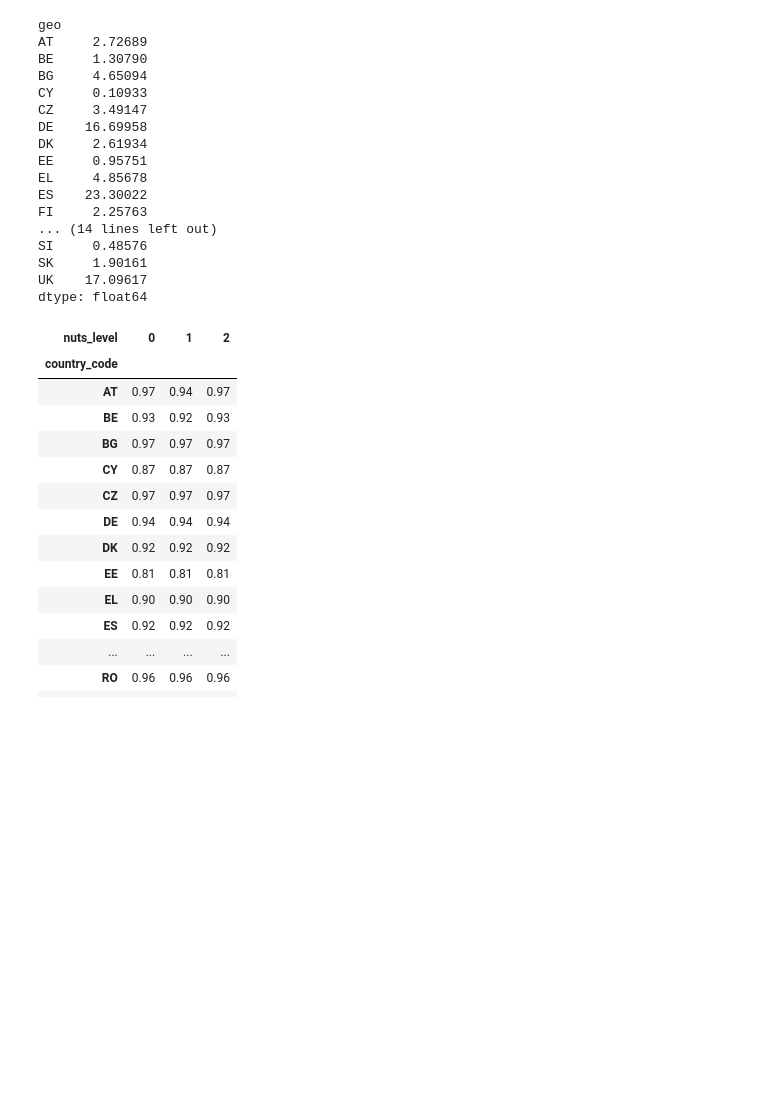
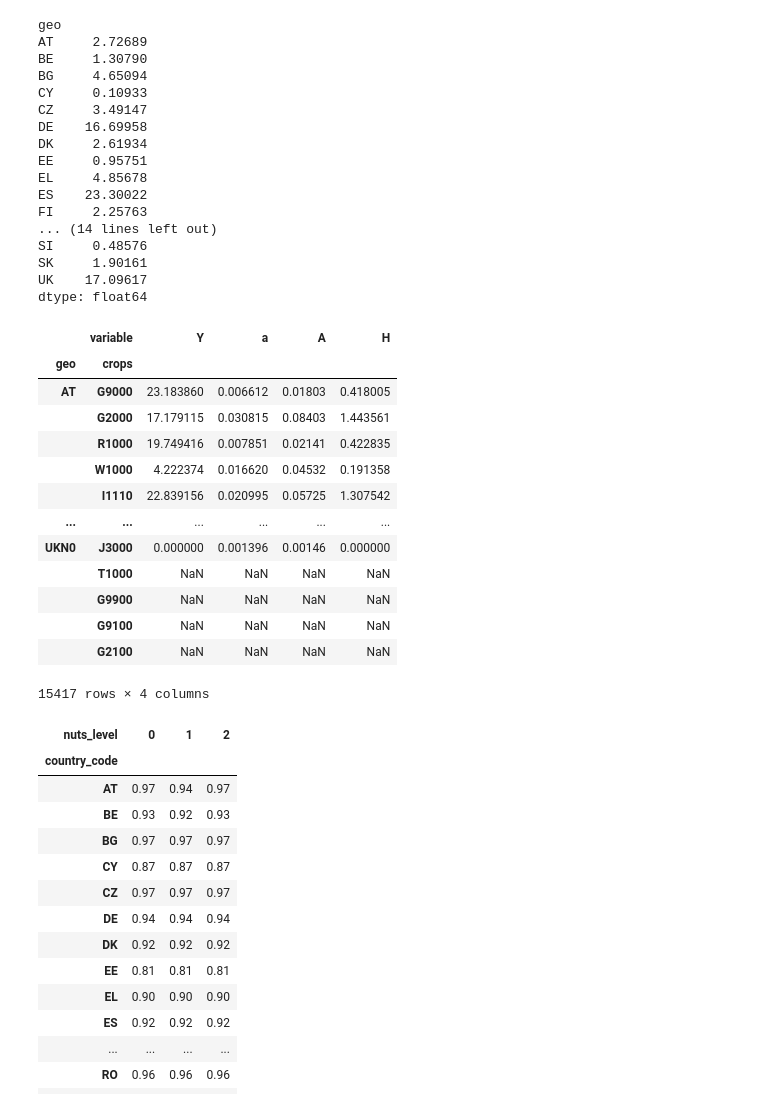
Before and after one commit to rasmuse/subnational-p-budgets, a Jupyter notebook: Crop production.ipynb, the cells around one changed output. Saved outputs shown, nothing was run; the diff lists cells and outputs as text; code cells hidden in the pictures; blank space fills up the shorter version.

```diff
--- a/Crop production.ipynb
+++ b/Crop production.ipynb
@@ -859,6 +859,23 @@ SI     0.48576
 SK     1.90161
 UK    17.09617
 dtype: float64
+# %%
+most_aggregated_crop_data
+# %% [output]
+|  | variable | Y | a | A | H |
+| geo | crops |  |  |  |  |
+| AT | G9000 | 23.183860 | 0.006612 | 0.01803 | 0.418005 |
+|  | G2000 | 17.179115 | 0.030815 | 0.08403 | 1.443561 |
+|  | R1000 | 19.749416 | 0.007851 | 0.02141 | 0.422835 |
+|  | W1000 | 4.222374 | 0.016620 | 0.04532 | 0.191358 |
+|  | I1110 | 22.839156 | 0.020995 | 0.05725 | 1.307542 |
+| ... | ... | ... | ... | ... | ... |
+| UKN0 | J3000 | 0.000000 | 0.001396 | 0.00146 | 0.000000 |
+|  | T1000 | NaN | NaN | NaN | NaN |
+|  | G9900 | NaN | NaN | NaN | NaN |
+|  | G9100 | NaN | NaN | NaN | NaN |
+|  | G2100 | NaN | NaN | NaN | NaN |
+15417 rows × 4 columns
 # %%
 def get_covered_area(nuts_level):
     covered_items = most_aggregated_crop_data.dropna(how='any')
```
Also changed, not shown: parts of 4 cells of this notebook, 4 other files.
